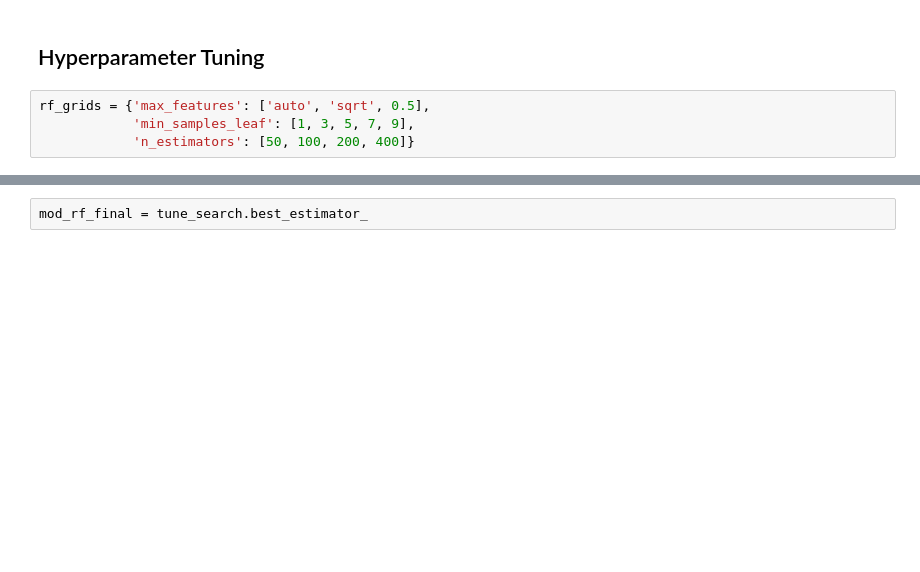
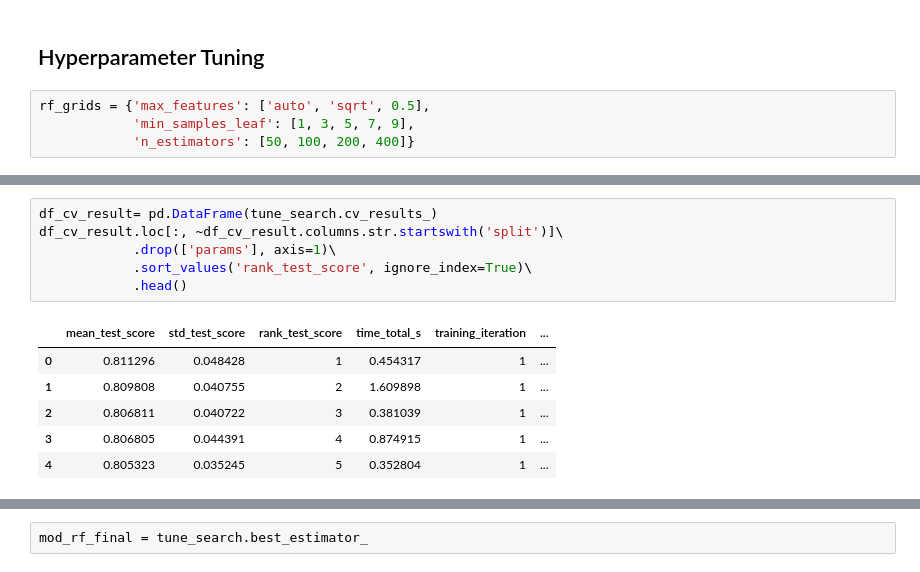
Before and after one commit to wpan03/quick_ds_python, a Jupyter notebook: supervised_clf_demo.ipynb, the cells around one changed output, grey strips where cells are left out. Drawn from its saved outputs; the diff is of its cells as text; blank space fills up the shorter version.

Commit message:
🚸 show tune result nicely

```diff
--- a/supervised_clf_demo.ipynb
+++ b/supervised_clf_demo.ipynb
@@ -175,3 +156,16 @@ Wall time: 26.4 s
+# %%
+df_cv_result= pd.DataFrame(tune_search.cv_results_)
+df_cv_result.loc[:, ~df_cv_result.columns.str.startswith('split')]\
+            .drop(['params'], axis=1)\
+            .sort_values('rank_test_score', ignore_index=True)\
+            .head()
+# %% [output]
+|  | mean_test_score | std_test_score | rank_test_score | time_total_s | training_iteration | ... |
+| 0 | 0.811296 | 0.048428 | 1 | 0.454317 | 1 | ... |
+| 1 | 0.809808 | 0.040755 | 2 | 1.609898 | 1 | ... |
+| 2 | 0.806811 | 0.040722 | 3 | 0.381039 | 1 | ... |
+| 3 | 0.806805 | 0.044391 | 4 | 0.874915 | 1 | ... |
+| 4 | 0.805323 | 0.035245 | 5 | 0.352804 | 1 | ... |
 # %%
 tune_search.best_params_
 # %% [output]
```
Also changed, not shown: parts of 11 cells of this notebook.
